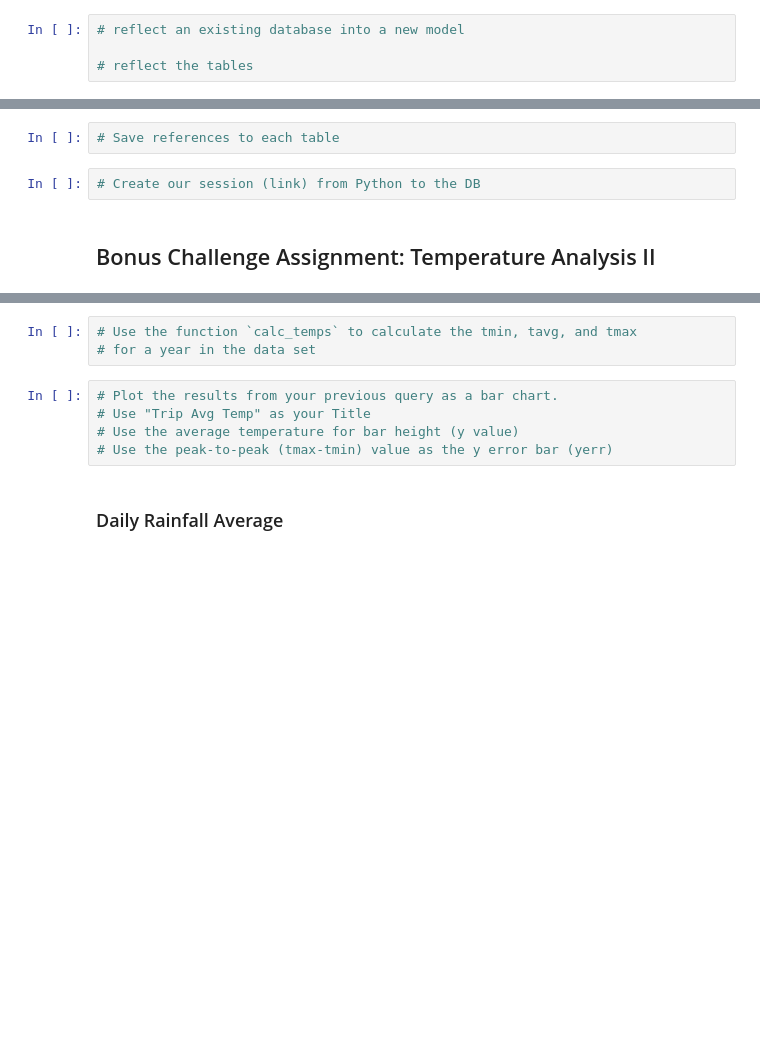
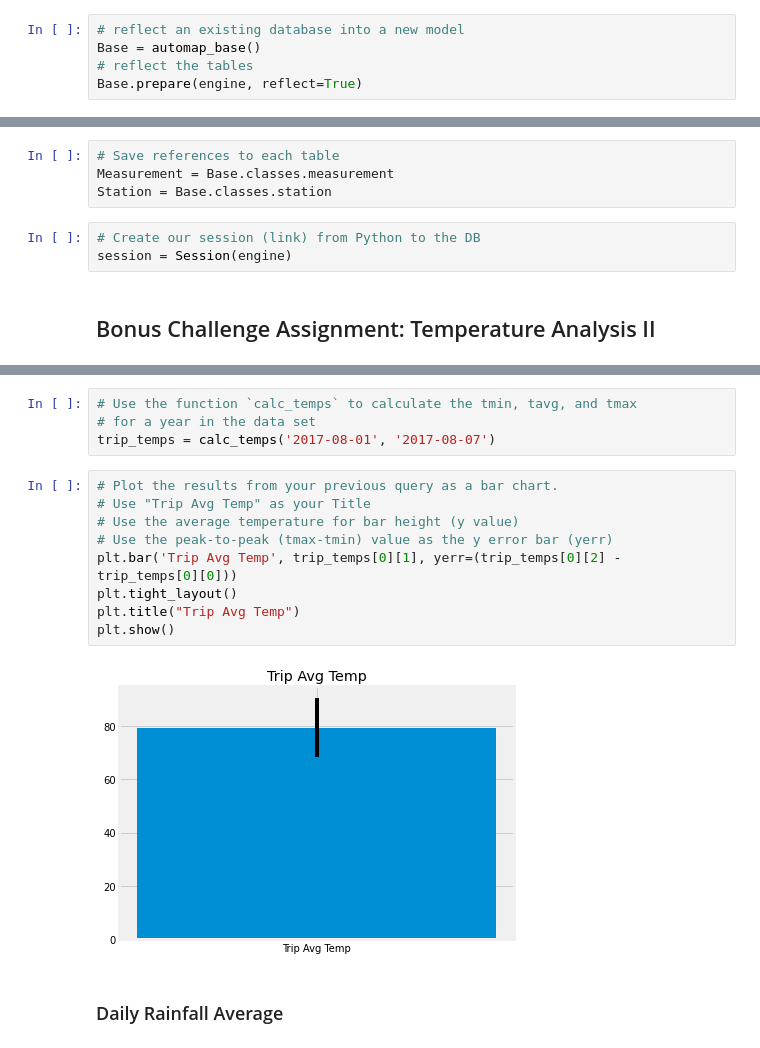
Before and after one commit to billywiltshire77/sqlalchemy-challenge, a Jupyter notebook: temp_analysis_bonus_2_starter.ipynb, the cells around one changed output, grey strips where cells are left out. Cells and saved outputs as stored; diff of their text form; blank space fills up the shorter version.

```diff
--- a/temp_analysis_bonus_2_starter.ipynb
+++ b/temp_analysis_bonus_2_starter.ipynb
@@ -21,6 +21,7 @@ engine = create_engine("sqlite:///hawaii.sqlite")
 # %%
 # reflect an existing database into a new model
-
+Base = automap_base()
 # reflect the tables
+Base.prepare(engine, reflect=True)
 # %%
 # View all of the classes that automap found
@@ -27,7 +31,10 @@ engine = create_engine("sqlite:///hawaii.sqlite")
 # %%
 # Save references to each table
+Measurement = Base.classes.measurement
+Station = Base.classes.station
 # %%
 # Create our session (link) from Python to the DB
+session = Session(engine)
 # %% [markdown]
 ## Bonus Challenge Assignment: Temperature Analysis II
 # %%
@@ -52,11 +61,18 @@ print(calc_temps('2012-02-28', '2012-03-05'))
 # %%
 # Use the function `calc_temps` to calculate the tmin, tavg, and tmax
 # for a year in the data set
+trip_temps = calc_temps('2017-08-01', '2017-08-07')
 # %%
 # Plot the results from your previous query as a bar chart.
 # Use "Trip Avg Temp" as your Title
 # Use the average temperature for bar height (y value)
 # Use the peak-to-peak (tmax-tmin) value as the y error bar (yerr)
+plt.bar('Trip Avg Temp', trip_temps[0][1], yerr=(trip_temps[0][2] - trip_temps[0][0]))
+plt.tight_layout()
+plt.title("Trip Avg Temp")
+plt.show()
+# %% [output]
+[figure, added]
 # %% [markdown]
 ### Daily Rainfall Average
 # %%
```
Also changed, not shown: parts of 9 cells of this notebook.
